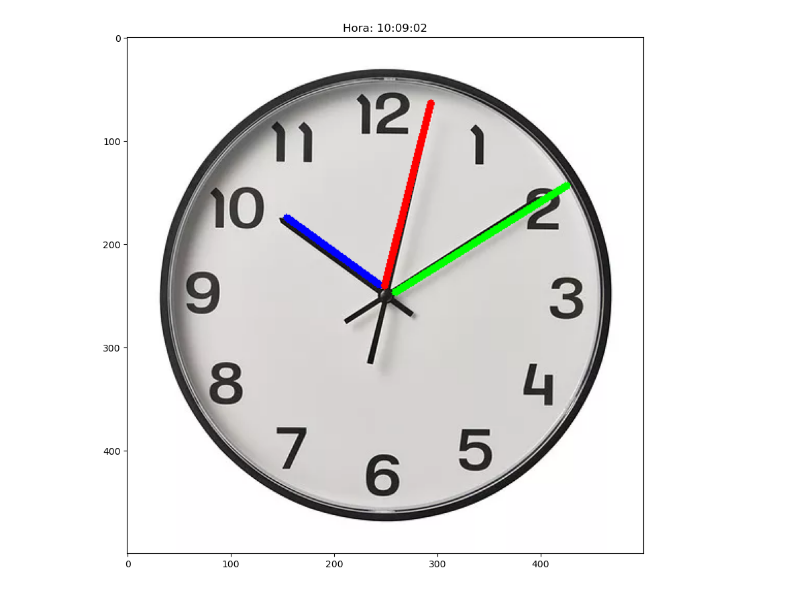
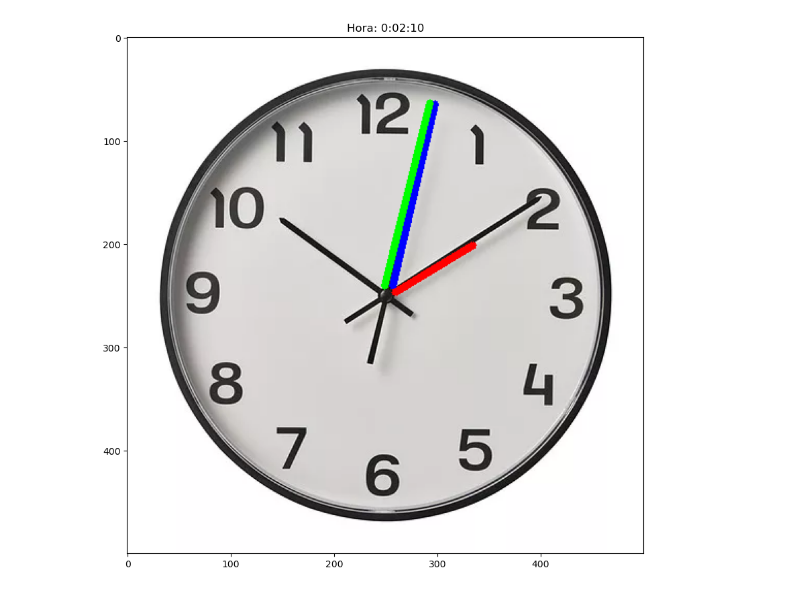
Before and after one commit to sanchezdev-1906/procesamiento-digital-de-imagenes, a Jupyter notebook: 04-28-reloj/rel.ipynb, the cells around one changed output. Cells and saved outputs as stored; diff of their text form; code cells hidden in the pictures.

```diff
--- a/04-28-reloj/rel.ipynb
+++ b/04-28-reloj/rel.ipynb
@@ -0,0 +1,12 @@
+# %%
+import cv2
+import matplotlib.pyplot as plt
+
+def recortar(image):
+    gray = cv2.cvtColor(image, cv2.COLOR_RGB2GRAY)
+    _, binary = cv2.threshold(gray, 1, 255, cv2.THRESH_BINARY)
+    contours, _ = cv2.findContours(binary, cv2.RETR_EXTERNAL, cv2.CHAIN_APPROX_SIMPLE)
+    contour = max(contours, key=cv2.contourArea)
+    x, y, w, h = cv2.boundingRect(contour)
+    imagen_result = image[y:y+h, x:x+w]
+    return imagen_result
@@ -6,8 +72,9 @@ import matplotlib.pyplot as plt
 
 imagen_bgr = cv2.imread('reloj-5.jpg')
 imagen_rgb = cv2.cvtColor(imagen_bgr, cv2.COLOR_BGR2RGB)
+imagen_rgb = recortar(imagen_rgb)
 
-gris = cv2.cvtColor(imagen_bgr, cv2.COLOR_BGR2GRAY)
+gris = cv2.cvtColor(imagen_rgb, cv2.COLOR_BGR2GRAY)
 gris = cv2.GaussianBlur(gris, (5, 5), 1)
 gris = cv2.equalizeHist(gris)
 
@@ -15,11 +82,11 @@ gris = cv2.equalizeHist(gris)
 bordes = cv2.Canny(gris, 50, 150)
 
 # Detección de líneas
-lineas = cv2.HoughLinesP(bordes, 1, np.pi/180, threshold=80, minLineLength=50, maxLineGap=10)
+lineas = cv2.HoughLinesP(bordes, 1, np.pi/180, threshold=50, minLineLength=30, maxLineGap=5)
 
 
-centro_x = imagen_bgr.shape[1] // 2
-centro_y = imagen_bgr.shape[0] // 2
+centro_x = gris.shape[1] // 2
+centro_y = gris.shape[0] // 2
 
 def calcular_angulo(x1, y1, x2, y2):
     dist1 = np.hypot(x1 - centro_x, y1 - centro_y)
@@ -44,34 +111,34 @@ if lineas is not None:
         if distancia_centro < 50 and 40 < longitud < 300:
             angulo = calcular_angulo(x1, y1, x2, y2)
             manecillas.append({
                 'puntos': (x1, y1, x2, y2),
                 'longitud': longitud,
                 'angulo': angulo
             })
 if len(manecillas) >= 2:
     # CORTO LARGO
     manecillas.sort(key=lambda x: x['longitud'])
-    horario = manecillas[2]
+    horario = manecillas[-2]
     minutero = manecillas[-1]
-    segundero = manecillas[-2]
+    segundero = manecillas[0]
 
     hora = int((horario['angulo'] / 30) % 12)
     minutos = int((minutero['angulo'] / 6) % 60)
     segundos = int((segundero['angulo'] / 6) % 60)
+    fraccion_hora = (horario['angulo'] / 30) % 12
 
-    fraccion_hora = (horario['angulo'] / 30) % 12
     if abs(fraccion_hora - hora) > 0.5:
         hora = (hora + 1) % 12
 
     imagen_resultado = imagen_rgb.copy()
    # cv2.circle(imagen_resultado, (centro_x, centro_y), 5, (0, 0, 255), -1)
     cv2.line(imagen_resultado,(horario['puntos'][0], horario['puntos'][1]),(horario['puntos'][2], horario['puntos'][3]), (0, 0, 255), 5)  # horario azul
     cv2.line(imagen_resultado,(minutero['puntos'][0], minutero['puntos'][1]),(minutero['puntos'][2], minutero['puntos'][3]),(0, 255, 0), 5)  # minutero verde
     cv2.line(imagen_resultado,(segundero['puntos'][0], segundero['puntos'][1]),(segundero['puntos'][2], segundero['puntos'][3]),(255, 0, 0), 5)  # segundero rojo
 
     plt.figure(figsize=(10, 10))
     plt.imshow(imagen_resultado)
     plt.title(f'Hora: {hora}:{minutos:02d}:{segundos:02d}')
     plt.show()
 # %% [output]
-[figure, old version]
+[figure, new version]
```
Also changed, not shown: parts of 1 cell of this notebook.
